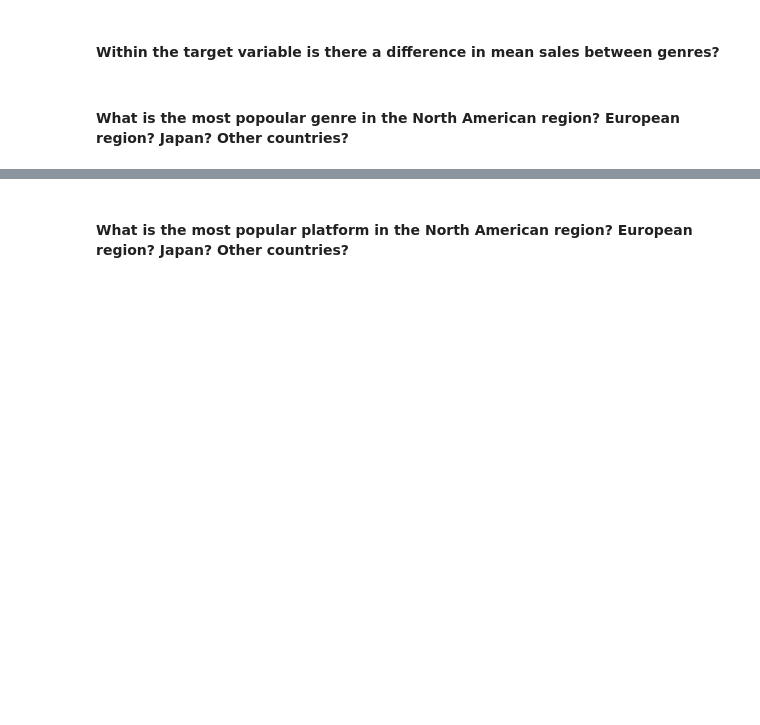
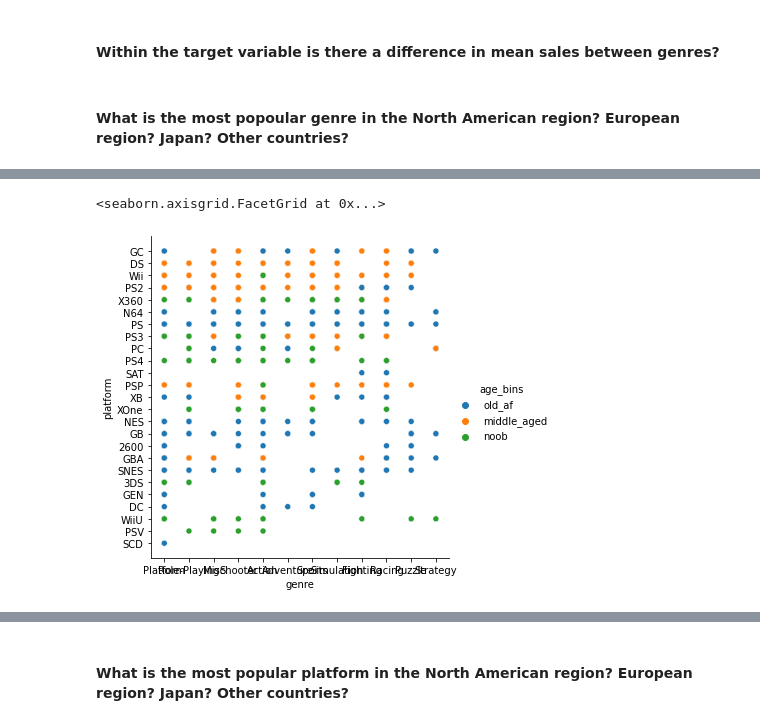
Before and after one commit to brentschriver/press_start, a Jupyter notebook: press-start-workflow.ipynb, the cells around one changed output, grey strips where cells are left out. Drawn from its saved outputs; the diff is of its cells as text; code cells hidden in the pictures; blank space fills up the shorter version.

```diff
--- a/press-start-workflow.ipynb
+++ b/press-start-workflow.ipynb
@@ -908,2 +793,0 @@ def get_top_publishers():
-# %%
-leading_publishers = get_top_publishers()
@@ -943,0 +979,5 @@ train
+# %%
+sns.relplot(x=train.genre, y=train.platform, hue = 'age_bins', data = train)
+# %% [output]
+<seaborn.axisgrid.FacetGrid at 0x...>
+[figure, added]
```
Also changed, not shown: parts of 124 cells of this notebook, 2 other files.
